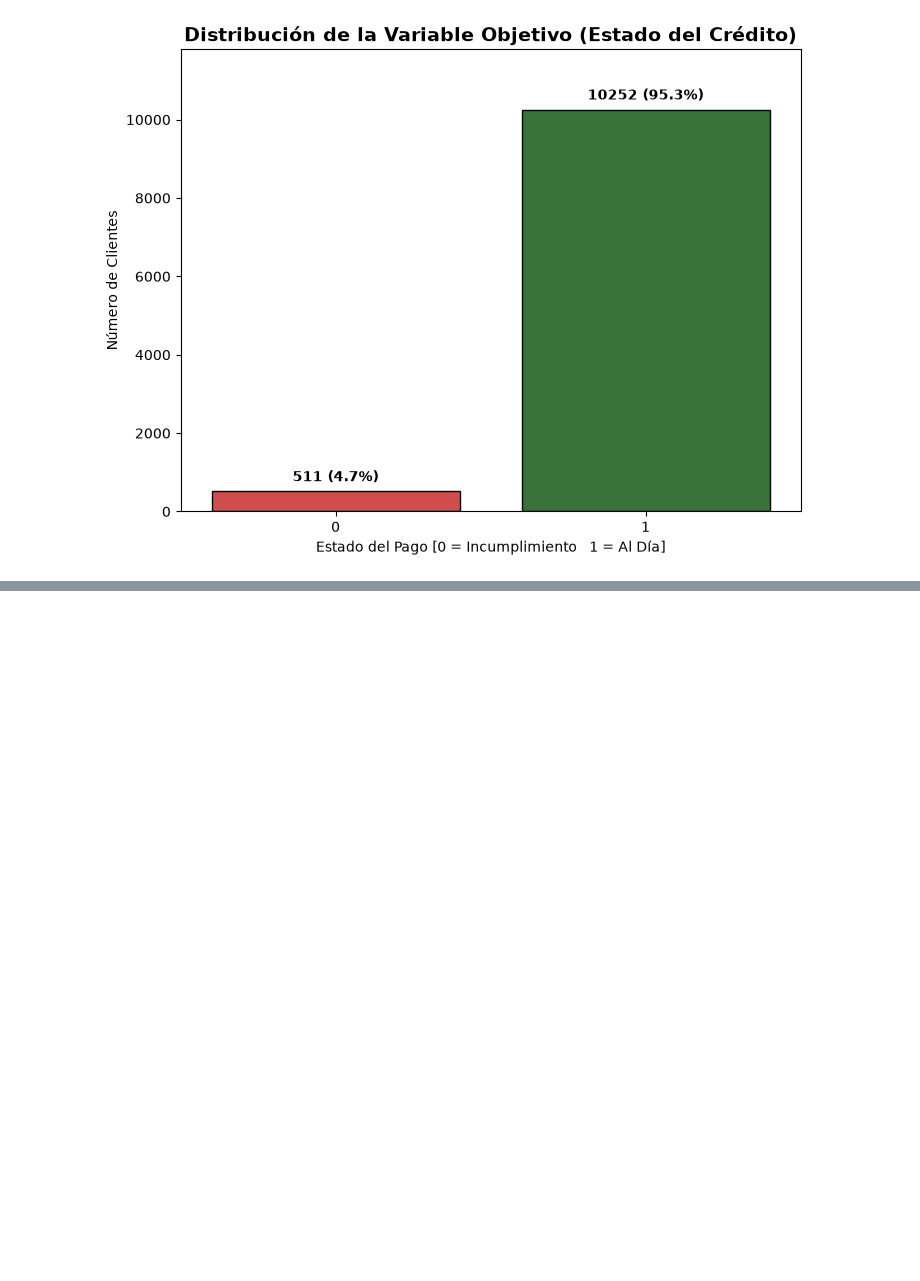
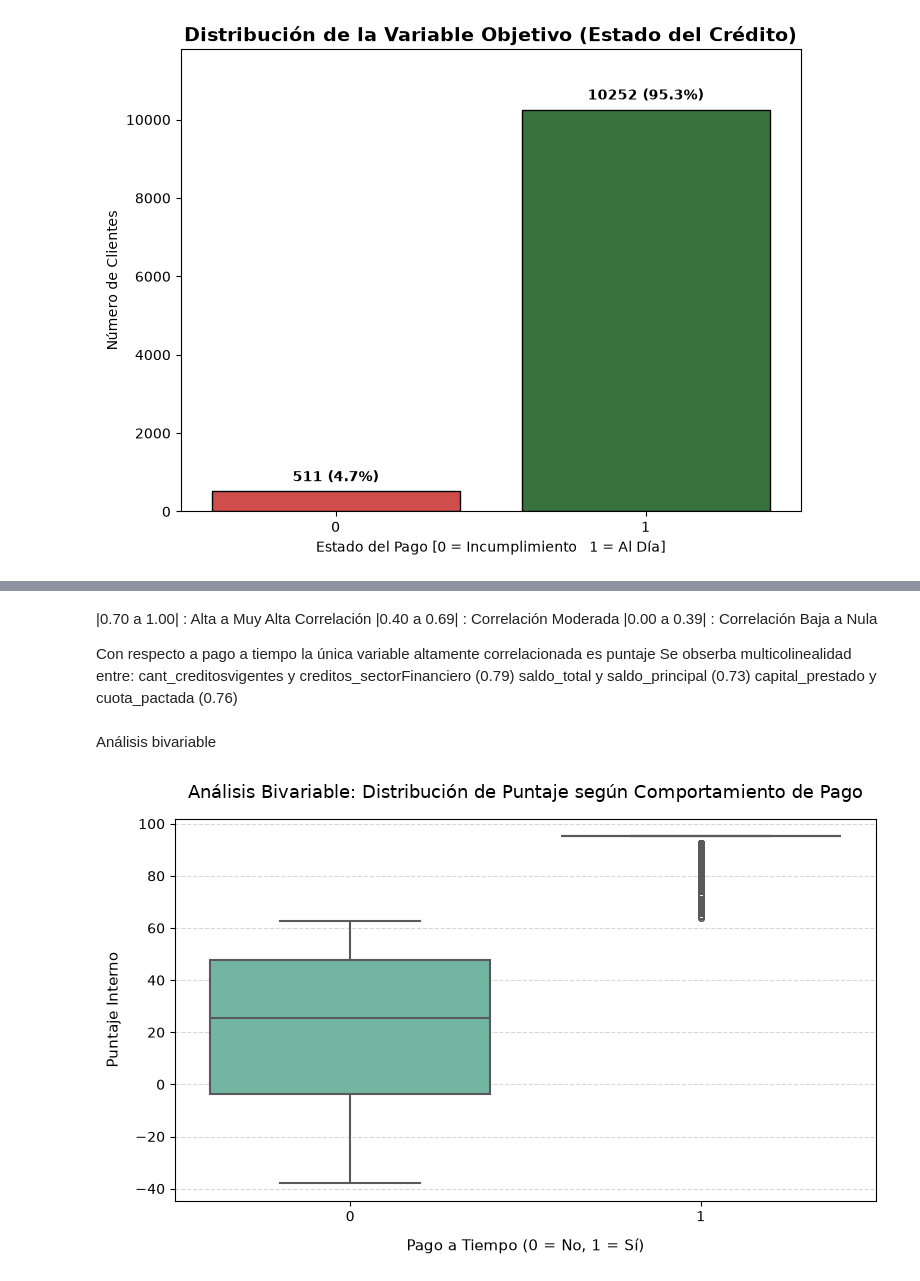
Before and after one commit to SaraHenaoB/PI_M5_, a Jupyter notebook: src/comprension_eda.ipynb, the cells around one changed output, grey strips where cells are left out. Saved outputs shown, nothing was run; the diff lists cells and outputs as text; code cells hidden in the pictures; blank space fills up the shorter version.

```diff
--- a/src/comprension_eda.ipynb
+++ b/src/comprension_eda.ipynb
@@ -106,0 +216,40 @@ Ratio de desbalanceo: 20.06:1
+# %% [markdown]
+|0.70 a 1.00| : Alta a Muy Alta Correlación
+|0.40 a 0.69| : Correlación Moderada
+|0.00 a 0.39| : Correlación Baja a Nula
+
+Con respecto a pago a tiempo la única variable altamente correlacionada es puntaje
+Se obserba multicolinealidad entre:
+cant_creditosvigentes y creditos_sectorFinanciero (0.79)
+saldo_total y saldo_principal (0.73)
+capital_prestado y cuota_pactada (0.76)
+# %% [markdown]
+Análisis bivariable
+# %%
+
+plt.figure(figsize=(8, 5))
+
+sns.boxplot(
+    data=df,
+    x="Pago_atiempo",
+    y="puntaje",
+    palette="Set2",
+    linewidth=1.5,
+    fliersize=4,  # Tamaño de los puntos atípicos (outliers)
+)
+
+plt.title(
+    "Análisis Bivariable: Distribución de Puntaje según Comportamiento de Pago",
+    fontsize=13,
+    pad=15,
+)
+plt.xlabel("Pago a Tiempo (0 = No, 1 = Sí)", fontsize=11, labelpad=10)
+plt.ylabel("Puntaje Interno", fontsize=11, labelpad=10)
+
+#Estética de la cuadrícula de fondo para medir mejor los cuartiles
+plt.grid(axis="y", linestyle="--", alpha=0.5)
+
+plt.tight_layout()
+plt.show()
+# %% [output]
+[figure, added]
```
Also changed, not shown: parts of 20 cells of this notebook.
